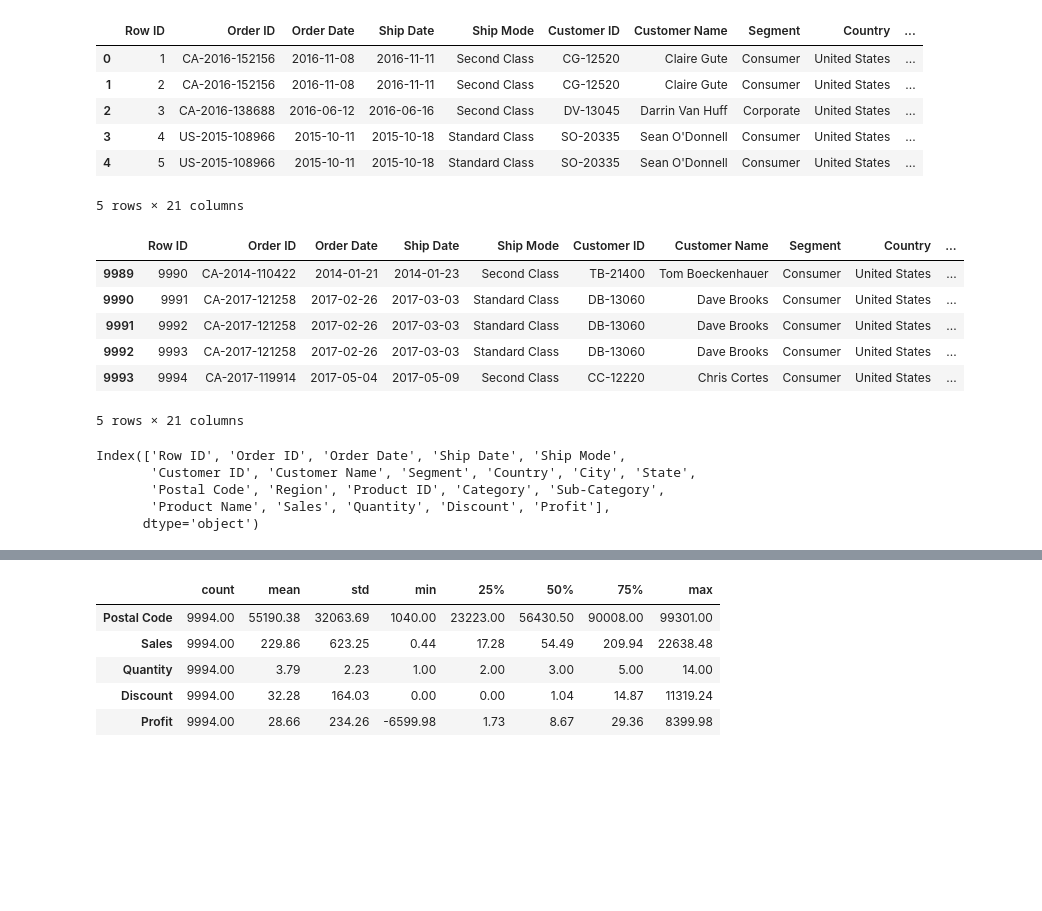
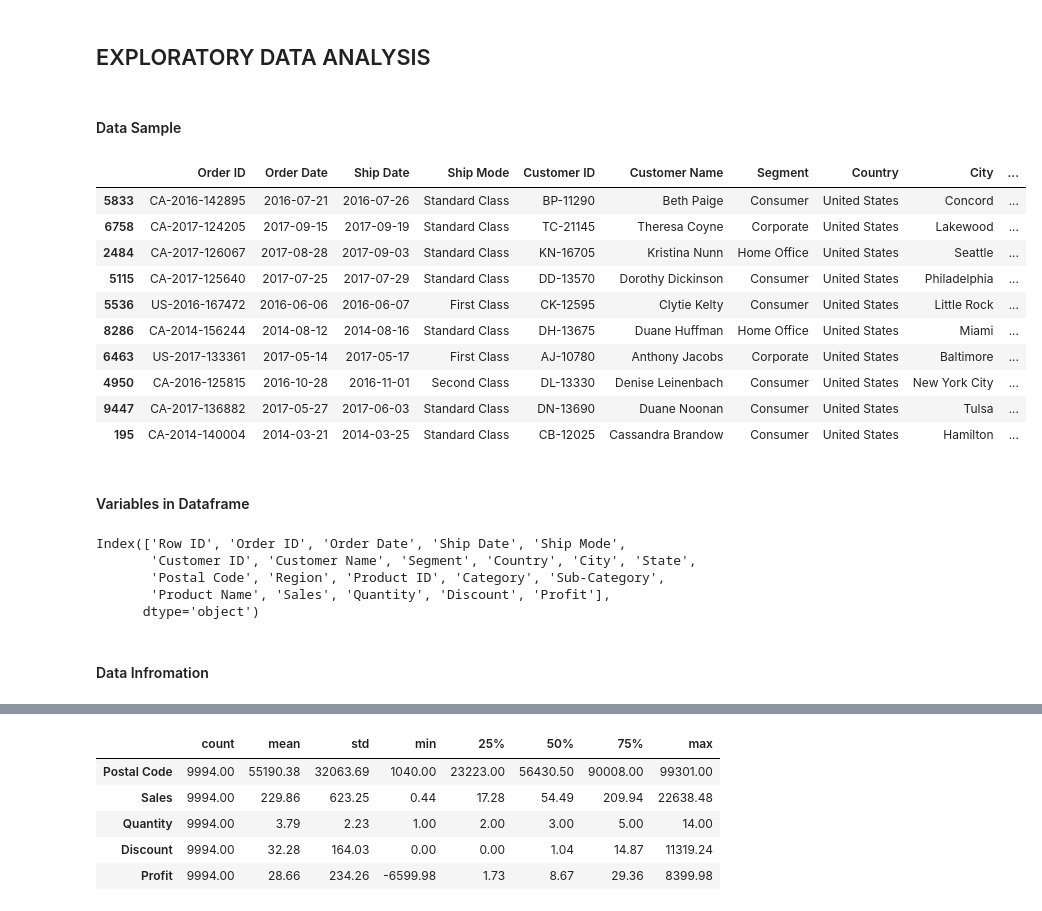
Before and after one commit to PabloJRW/super_store_projects, a Jupyter notebook: Super Store EDA.ipynb, the cells around one changed output, grey strips where cells are left out. Saved outputs shown, nothing was run; the diff lists cells and outputs as text; code cells hidden in the pictures; blank space fills up the shorter version.

```diff
--- a/Super Store EDA.ipynb
+++ b/Super Store EDA.ipynb
@@ -13,22 +14,23 @@ pd.set_option('display.float_format','{:.2f}'.format)
 data = pd.read_csv('Superstore.csv', parse_dates=['Order Date', 'Ship Date'])
+# %% [markdown]
+## EXPLORATORY DATA ANALYSIS
+# %% [markdown]
+#### Data Sample
 # %%
-data.head()
+# Data Sample
+data.sample(10)
 # %% [output]
-|  | Row ID | Order ID | Order Date | Ship Date | Ship Mode | Customer ID | Customer Name | Segment | Country | ... |
-| 0 | 1 | CA-2016-152156 | 2016-11-08 | 2016-11-11 | Second Class | CG-12520 | Claire Gute | Consumer | United States | ... |
-| 1 | 2 | CA-2016-152156 | 2016-11-08 | 2016-11-11 | Second Class | CG-12520 | Claire Gute | Consumer | United States | ... |
-| 2 | 3 | CA-2016-138688 | 2016-06-12 | 2016-06-16 | Second Class | DV-13045 | Darrin Van Huff | Corporate | United States | ... |
-| 3 | 4 | US-2015-108966 | 2015-10-11 | 2015-10-18 | Standard Class | SO-20335 | Sean O'Donnell | Consumer | United States | ... |
-| 4 | 5 | US-2015-108966 | 2015-10-11 | 2015-10-18 | Standard Class | SO-20335 | Sean O'Donnell | Consumer | United States | ... |
+|  | Order ID | Order Date | Ship Date | Ship Mode | Customer ID | Customer Name | Segment | Country | City | ... |
+| 5833 | CA-2016-142895 | 2016-07-21 | 2016-07-26 | Standard Class | BP-11290 | Beth Paige | Consumer | United States | Concord | ... |
+| 6758 | CA-2017-124205 | 2017-09-15 | 2017-09-19 | Standard Class | TC-21145 | Theresa Coyne | Corporate | United States | Lakewood | ... |
+| 2484 | CA-2017-126067 | 2017-08-28 | 2017-09-03 | Standard Class | KN-16705 | Kristina Nunn | Home Office | United States | Seattle | ... |
+| 5115 | CA-2017-125640 | 2017-07-25 | 2017-07-29 | Standard Class | DD-13570 | Dorothy Dickinson | Consumer | United States | Philadelphia | ... |
+| 5536 | US-2016-167472 | 2016-06-06 | 2016-06-07 | First Class | CK-12595 | Clytie Kelty | Consumer | United States | Little Rock | ... |
+| 8286 | CA-2014-156244 | 2014-08-12 | 2014-08-16 | Standard Class | DH-13675 | Duane Huffman | Home Office | United States | Miami | ... |
+| 6463 | US-2017-133361 | 2017-05-14 | 2017-05-17 | First Class | AJ-10780 | Anthony Jacobs | Corporate | United States | Baltimore | ... |
+| 4950 | CA-2016-125815 | 2016-10-28 | 2016-11-01 | Second Class | DL-13330 | Denise Leinenbach | Consumer | United States | New York City | ... |
+| 9447 | CA-2017-136882 | 2017-05-27 | 2017-06-03 | Standard Class | DN-13690 | Duane Noonan | Consumer | United States | Tulsa | ... |
+| 195 | CA-2014-140004 | 2014-03-21 | 2014-03-25 | Standard Class | CB-12025 | Cassandra Brandow | Consumer | United States | Hamilton | ... |
-5 rows × 21 columns
-# %%
-data.tail()
-# %% [output]
-|  | Row ID | Order ID | Order Date | Ship Date | Ship Mode | Customer ID | Customer Name | Segment | Country | ... |
-| 9989 | 9990 | CA-2014-110422 | 2014-01-21 | 2014-01-23 | Second Class | TB-21400 | Tom Boeckenhauer | Consumer | United States | ... |
-| 9990 | 9991 | CA-2017-121258 | 2017-02-26 | 2017-03-03 | Standard Class | DB-13060 | Dave Brooks | Consumer | United States | ... |
-| 9991 | 9992 | CA-2017-121258 | 2017-02-26 | 2017-03-03 | Standard Class | DB-13060 | Dave Brooks | Consumer | United States | ... |
-| 9992 | 9993 | CA-2017-121258 | 2017-02-26 | 2017-03-03 | Standard Class | DB-13060 | Dave Brooks | Consumer | United States | ... |
-| 9993 | 9994 | CA-2017-119914 | 2017-05-04 | 2017-05-09 | Second Class | CC-12220 | Chris Cortes | Consumer | United States | ... |
-5 rows × 21 columns
+# %% [markdown]
+#### Variables in Dataframe
 # %%
@@ -43,2 +47,4 @@ Index(['Row ID', 'Order ID', 'Order Date', 'Ship Date', 'Ship Mode',
 data['Discount'] = data.Sales * data.Discount
+# %% [markdown]
+#### Data Infromation
 # %%
```
Also changed, not shown: parts of 32 cells of this notebook, 1 other file.
